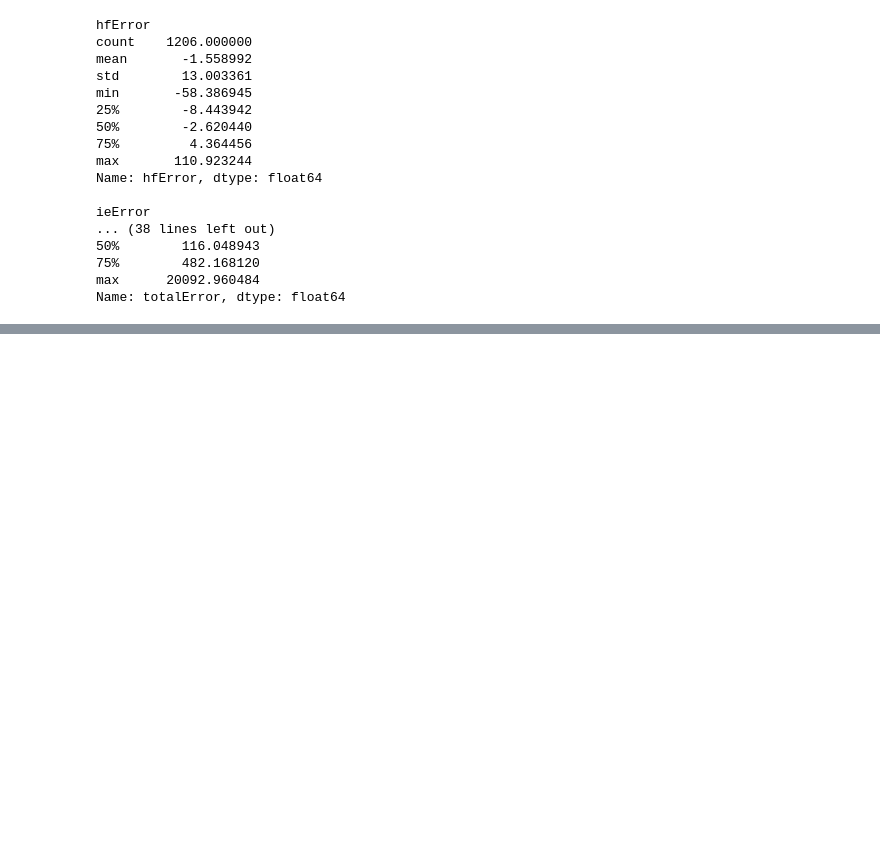
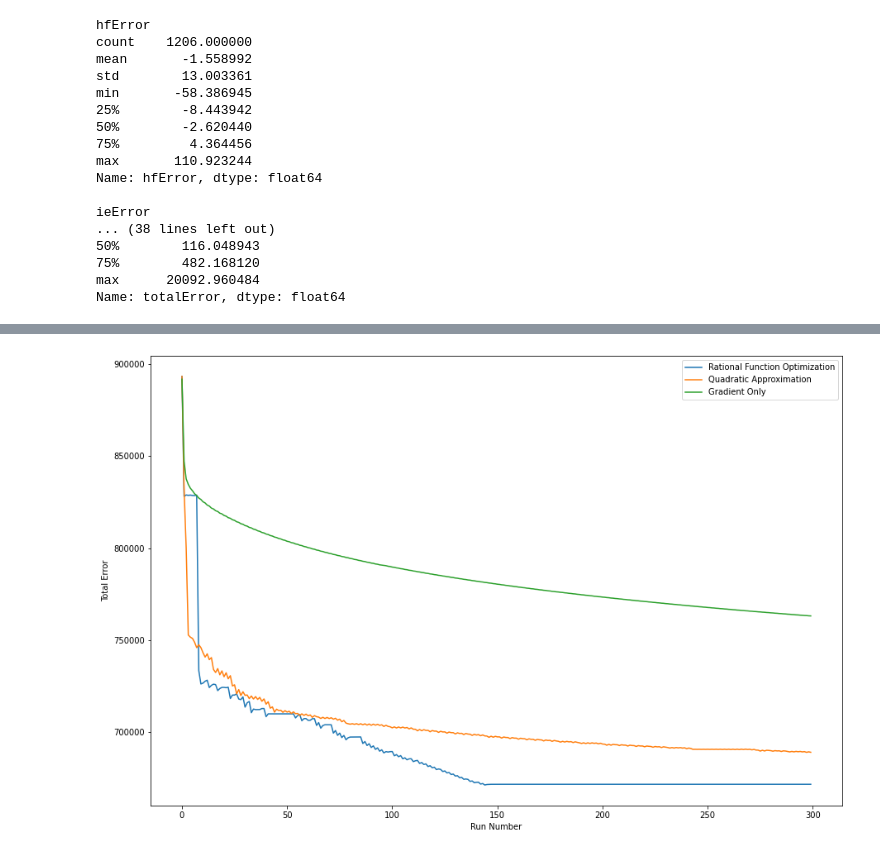
Before and after one commit to BluSteve/STYau122, a Jupyter notebook: python/Analysis.ipynb, the cells around one changed output, grey strips where cells are left out. Saved outputs shown, nothing was run; the diff lists cells and outputs as text; code cells hidden in the pictures; blank space fills up the shorter version.

```diff
--- a/python/Analysis.ipynb
+++ b/python/Analysis.ipynb
@@ -178,8 +186,8 @@ betterNames = [('Experimental Heat of Formation', 'Calculated Heat of Formation'
                ('Experimental Dipole Moment', 'Calculated Dipole Moment'),
                ('Experimental Ionization Energy', 'Calculated Ionization Energy')]
 for i, t in enumerate([('refHf', 'hf'), ('refDipole', 'dipole'), ('refIe', 'ie')]):
-    sns.regplot(data=dfs[0], x=t[0], y=t[1], ax=axs[i], scatter_kws={'s':1}, label='Before optimization')
-    sns.regplot(data=dfs[3], x=t[0], y=t[1], ax=axs[i], scatter_kws={'s':1}, label='After optimization')
+    sns.regplot(data=dfs[0], x=t[0], y=t[1], ax=axs[i], scatter_kws={'s':1}, label='Before Optimization')
+    sns.regplot(data=dfs[3], x=t[0], y=t[1], ax=axs[i], scatter_kws={'s':1}, label='After Optimization')
     axs[i].legend(loc='upper left')
     axs[i].set(xlabel=betterNames[i][0], ylabel=betterNames[i][1])
 
@@ -224,0 +218,6 @@ Name: totalError, dtype: float64
+# %%
+a = []
+with open('../rfoerrors.csv', 'r') as qcsv:
+    for line in qcsv:
+        a.append(float(line))
+a
@@ -224,0 +242,6 @@ Name: totalError, dtype: float64
+# %%
+qa = []
+with open('../qaerrors.csv', 'r') as qcsv:
+    for line in qcsv:
+        qa.append(float(line))
+qa
@@ -224,0 +266,6 @@ Name: totalError, dtype: float64
+# %%
+ga = []
+with open('../gradienterrors.csv', 'r') as qcsv:
+    for line in qcsv:
+        ga.append(float(line))
+ga
@@ -224,0 +290,12 @@ Name: totalError, dtype: float64
+# %%
+plt.figure(figsize=(15,10))
+ax = sns.lineplot(y=a, x=[i for i in range(300)])
+sns.lineplot(y=qa, x=[i for i in range(300)], ax=ax)
+sns.lineplot(y=ga, x=[i for i in range(300)], ax=ax)
+ax.legend(['Rational Function Optimization', 'Quadratic Approximation', 'Gradient Only'])
+ax.set_xlabel('Run Number')
+ax.set_ylabel('Total Error')
+
+plt.savefig('rforunnum.png', dpi=300)
+# %% [output]
+[figure, added]
```
Also changed, not shown: parts of 7 cells of this notebook, 9 other files.
